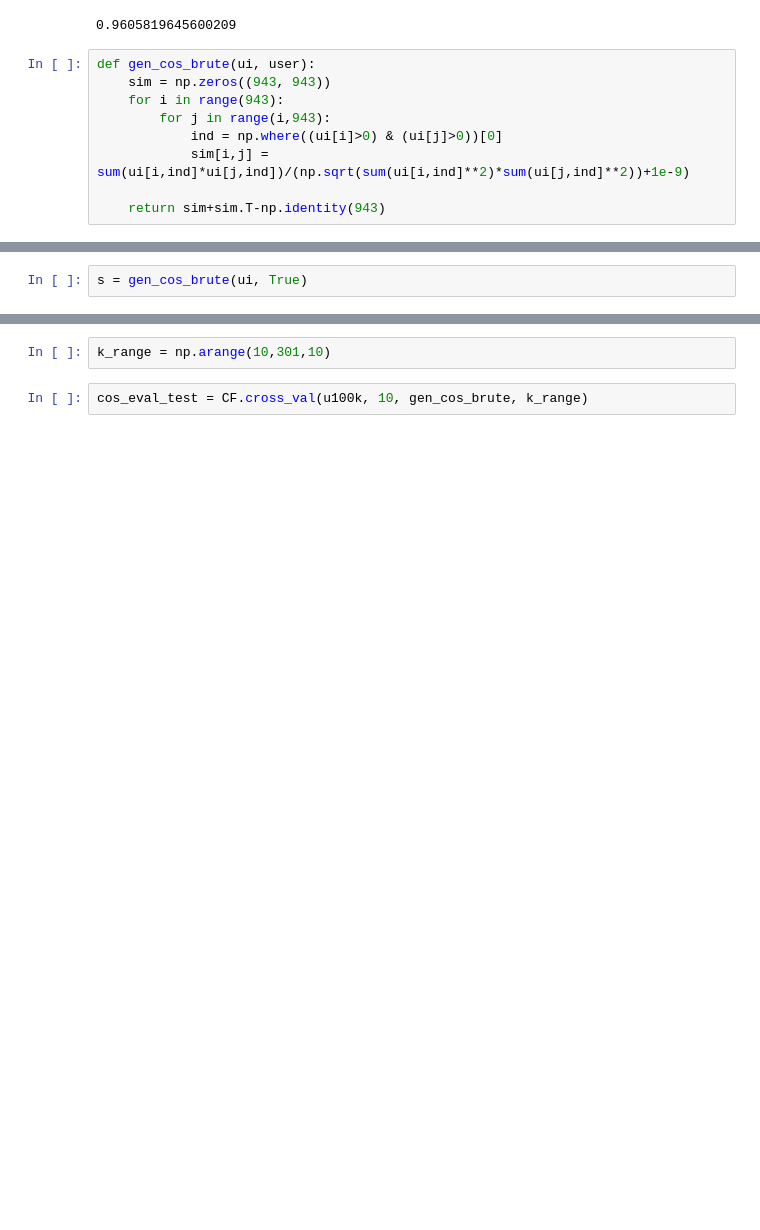
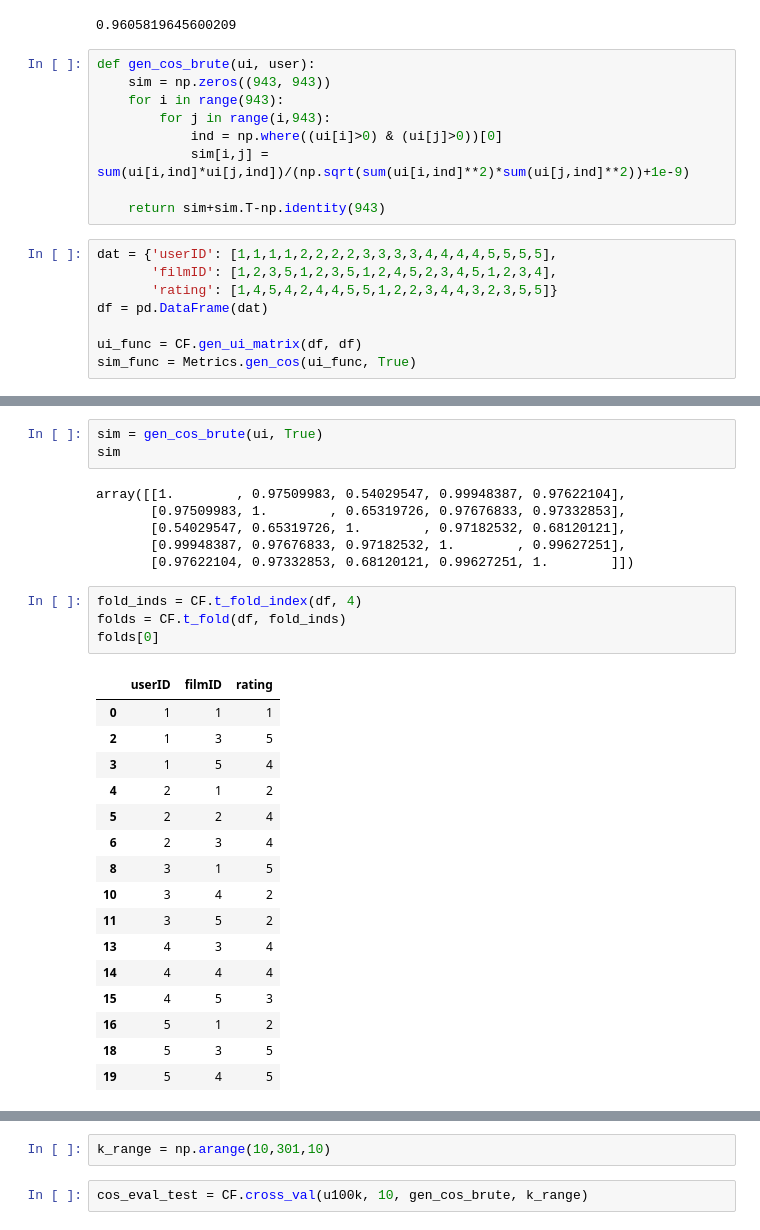
Before and after one commit to JustinDialdestoro/M4R_Clustering, a Jupyter notebook: Python/CF_testing.ipynb, the cells around one changed output, grey strips where cells are left out. Cells and saved outputs as stored; diff of their text form; blank space fills up the shorter version.

```diff
--- a/Python/CF_testing.ipynb
+++ b/Python/CF_testing.ipynb
@@ -65,3 +65,11 @@ def gen_cos_brute(ui, user):
             sim[i,j] = sum(ui[i,ind]*ui[j,ind])/(np.sqrt(sum(ui[i,ind]**2)*sum(ui[j,ind]**2))+1e-9)
 
     return sim+sim.T-np.identity(943)
+# %%
+dat = {'userID': [1,1,1,1,2,2,2,2,3,3,3,3,4,4,4,4,5,5,5,5],
+       'filmID': [1,2,3,5,1,2,3,5,1,2,4,5,2,3,4,5,1,2,3,4],
+       'rating': [1,4,5,4,2,4,4,5,5,1,2,2,3,4,4,3,2,3,5,5]}
+df = pd.DataFrame(dat)
+
+ui_func = CF.gen_ui_matrix(df, df)
+sim_func = Metrics.gen_cos(ui_func, True)
@@ -68,2 +85,30 @@ def gen_cos_brute(ui, user):
 # %%
-s = gen_cos_brute(ui, True)
+sim = gen_cos_brute(ui, True)
+sim
+# %% [output]
+array([[1.        , 0.97509983, 0.54029547, 0.99948387, 0.97622104],
+       [0.97509983, 1.        , 0.65319726, 0.97676833, 0.97332853],
+       [0.54029547, 0.65319726, 1.        , 0.97182532, 0.68120121],
+       [0.99948387, 0.97676833, 0.97182532, 1.        , 0.99627251],
+       [0.97622104, 0.97332853, 0.68120121, 0.99627251, 1.        ]])
+# %%
+fold_inds = CF.t_fold_index(df, 4)
+folds = CF.t_fold(df, fold_inds)
+folds[0]
+# %% [output]
+|  | userID | filmID | rating |
+| 0 | 1 | 1 | 1 |
+| 2 | 1 | 3 | 5 |
+| 3 | 1 | 5 | 4 |
+| 4 | 2 | 1 | 2 |
+| 5 | 2 | 2 | 4 |
+| 6 | 2 | 3 | 4 |
+| 8 | 3 | 1 | 5 |
+| 10 | 3 | 4 | 2 |
+| 11 | 3 | 5 | 2 |
+| 13 | 4 | 3 | 4 |
+| 14 | 4 | 4 | 4 |
+| 15 | 4 | 5 | 3 |
+| 16 | 5 | 1 | 2 |
+| 18 | 5 | 3 | 5 |
+| 19 | 5 | 4 | 5 |
```
Also changed, not shown: parts of 7 cells of this notebook.
